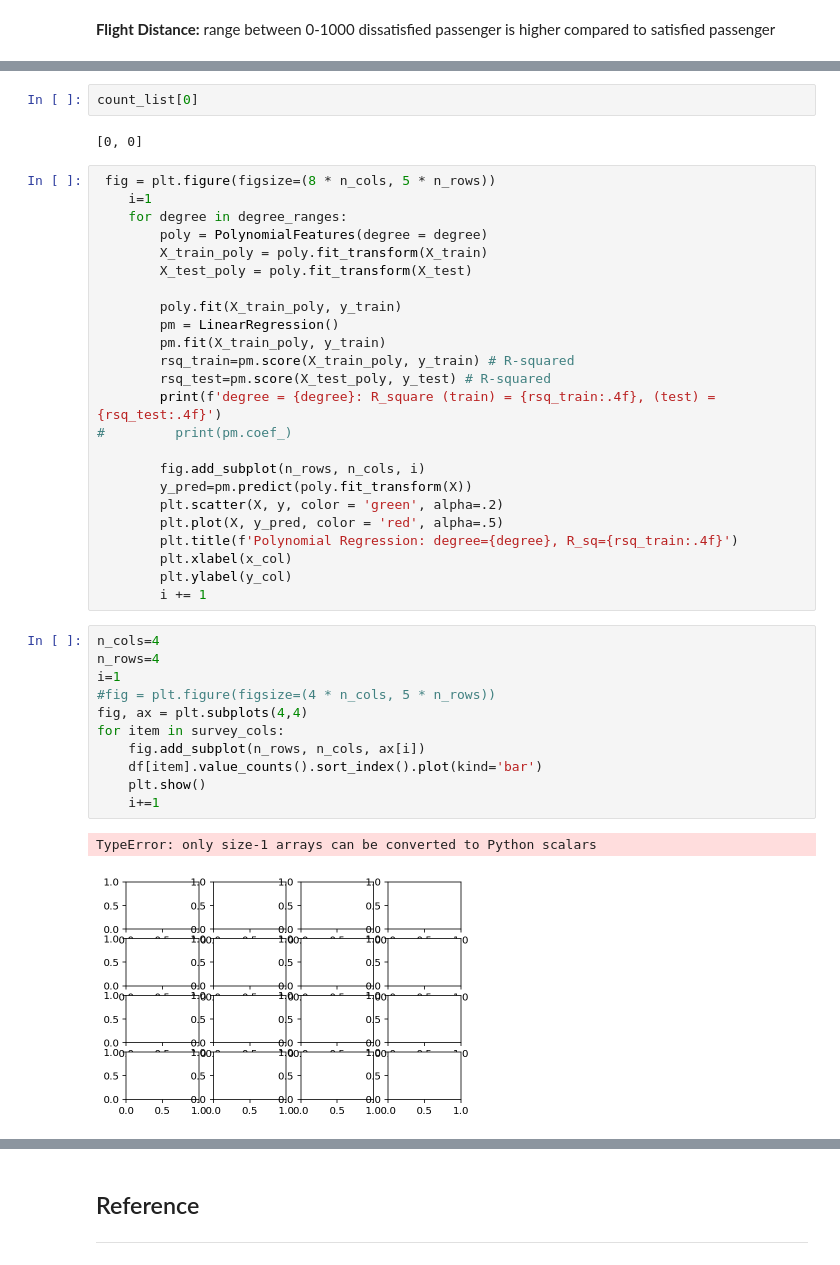
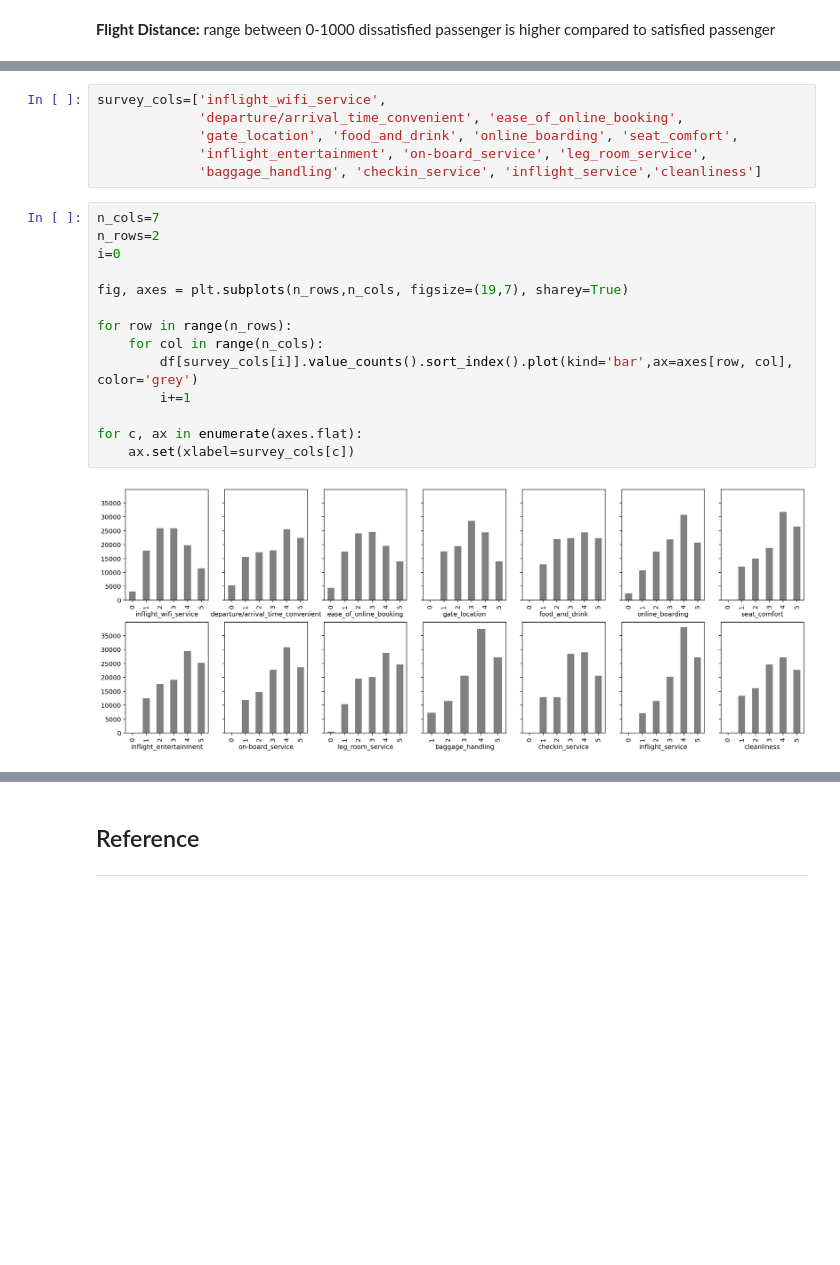
Before and after one commit to swuttipat/airline_passenger_satisfaction, a Jupyter notebook: airline_passenger_satisfaction.ipynb, the cells around one changed output, grey strips where cells are left out. Cells and saved outputs as stored; diff of their text form; blank space fills up the shorter version.

```diff
--- a/airline_passenger_satisfaction.ipynb
+++ b/airline_passenger_satisfaction.ipynb
@@ -370,43 +288,23 @@ count_list
-# %%
-count_list[0]
-# %% [output]
-[0, 0]
-# %%
- fig = plt.figure(figsize=(8 * n_cols, 5 * n_rows))
-    i=1
-    for degree in degree_ranges:
-        poly = PolynomialFeatures(degree = degree)
-        X_train_poly = poly.fit_transform(X_train)
-        X_test_poly = poly.fit_transform(X_test)
-
-        poly.fit(X_train_poly, y_train)
-        pm = LinearRegression()
-        pm.fit(X_train_poly, y_train)
-        rsq_train=pm.score(X_train_poly, y_train) # R-squared
-        rsq_test=pm.score(X_test_poly, y_test) # R-squared
-        print(f'degree = {degree}: R_square (train) = {rsq_train:.4f}, (test) = {rsq_test:.4f}')
-#         print(pm.coef_)
-
-        fig.add_subplot(n_rows, n_cols, i)
-        y_pred=pm.predict(poly.fit_transform(X))
-        plt.scatter(X, y, color = 'green', alpha=.2)
-        plt.plot(X, y_pred, color = 'red', alpha=.5)
-        plt.title(f'Polynomial Regression: degree={degree}, R_sq={rsq_train:.4f}')
-        plt.xlabel(x_col)
-        plt.ylabel(y_col)
-        i += 1
+# %%
+survey_cols=['inflight_wifi_service',
+             'departure/arrival_time_convenient', 'ease_of_online_booking',
+             'gate_location', 'food_and_drink', 'online_boarding', 'seat_comfort',
+             'inflight_entertainment', 'on-board_service', 'leg_room_service',
+             'baggage_handling', 'checkin_service', 'inflight_service','cleanliness']
 # %%
-n_cols=4
-n_rows=4
-i=1
-#fig = plt.figure(figsize=(4 * n_cols, 5 * n_rows))
-fig, ax = plt.subplots(4,4)
-for item in survey_cols:
-    fig.add_subplot(n_rows, n_cols, ax[i])
-    df[item].value_counts().sort_index().plot(kind='bar')
-    plt.show()
-    i+=1
+n_cols=7
+n_rows=2
+i=0
+
+fig, axes = plt.subplots(n_rows,n_cols, figsize=(19,7), sharey=True)
+
+for row in range(n_rows):
+    for col in range(n_cols):
+        df[survey_cols[i]].value_counts().sort_index().plot(kind='bar',ax=axes[row, col], color='grey')
+        i+=1
+
+for c, ax in enumerate(axes.flat):
+    ax.set(xlabel=survey_cols[c])
 # %% [output]
-TypeError: only size-1 arrays can be converted to Python scalars
-[figure, old version]
+[figure, new version]
 # %%
```
Also changed, not shown: parts of 18 cells of this notebook.
